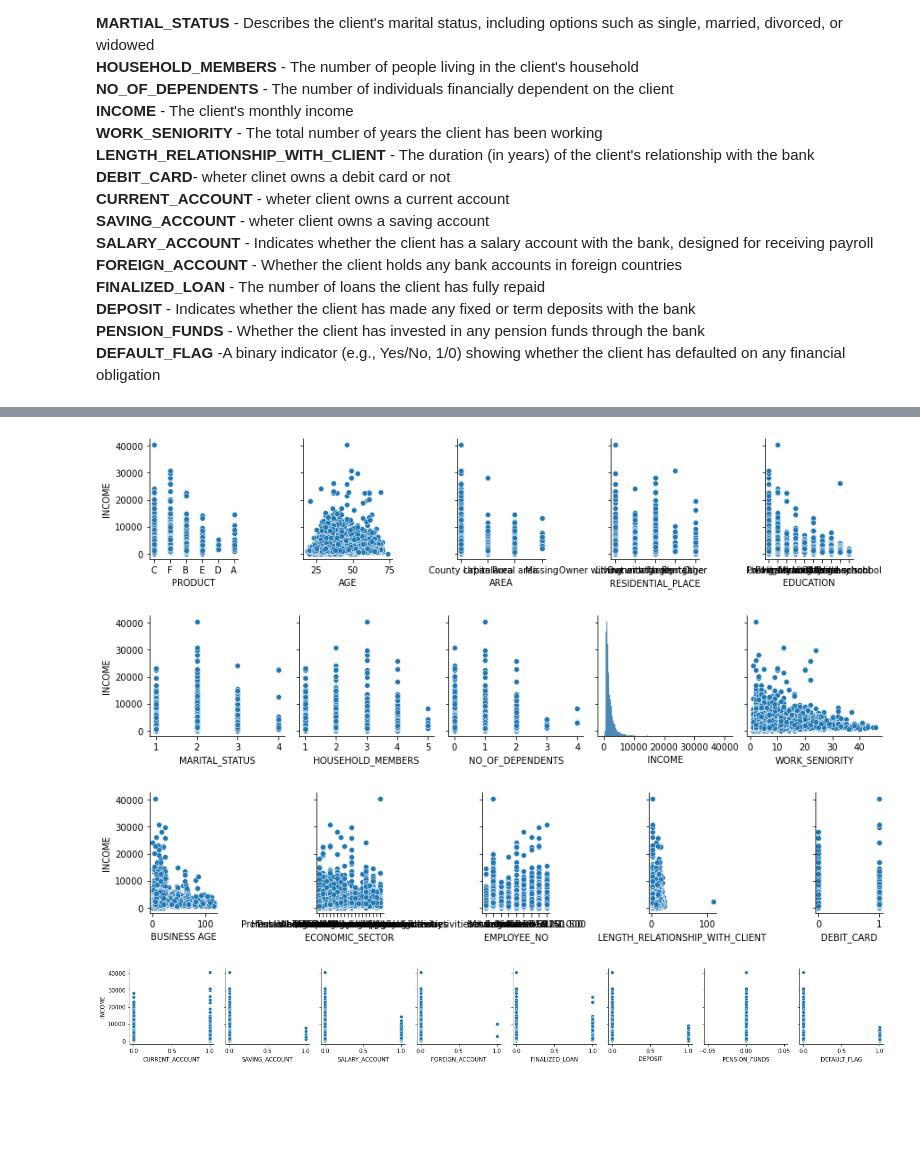
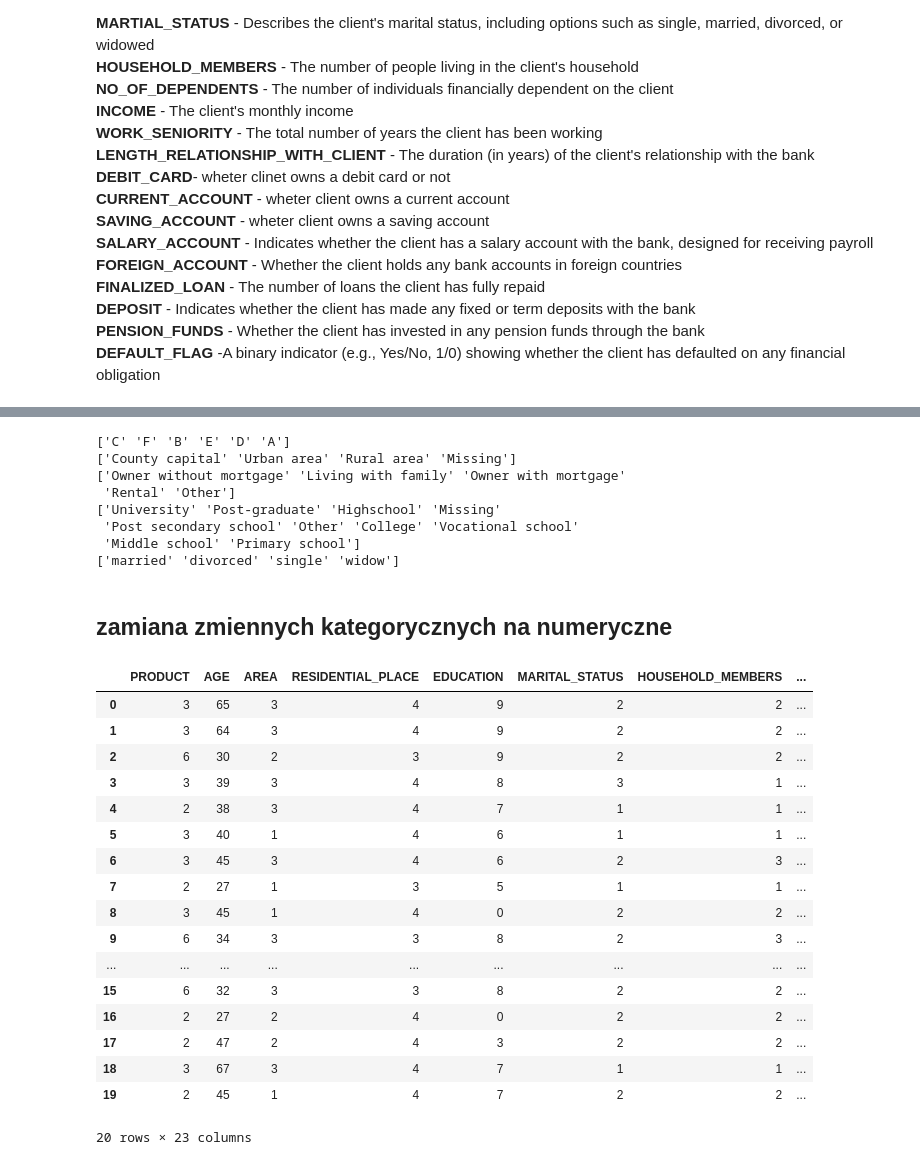
Before and after one commit to GabrielaMajstrak/ML-first-project, a Jupyter notebook: Projetk ML 1/Untitled_v2.ipynb, the cells around one changed output, grey strips where cells are left out. Cells and saved outputs as stored; diff of their text form; code cells hidden in the pictures; blank space fills up the shorter version.

```diff
--- a/Projetk ML 1/Untitled_v2.ipynb
+++ b/Projetk ML 1/Untitled_v2.ipynb
@@ -149,11 +129,45 @@ plt.show()
+# %%
+elems = ["PRODUCT", "AREA", "RESIDENTIAL_PLACE", "EDUCATION", "MARITAL_STATUS"]
+for elem in elems:
+    print(df[elem].unique())
+# %% [output]
+['C' 'F' 'B' 'E' 'D' 'A']
+['County capital' 'Urban area' 'Rural area' 'Missing']
+['Owner without mortgage' 'Living with family' 'Owner with mortgage'
+ 'Rental' 'Other']
+['University' 'Post-graduate' 'Highschool' 'Missing'
+ 'Post secondary school' 'Other' 'College' 'Vocational school'
+ 'Middle school' 'Primary school']
+['married' 'divorced' 'single' 'widow']
+# %% [markdown]
+## zamiana zmiennych kategorycznych na numeryczne
 # %%
-sns.pairplot(df, y_vars="INCOME", x_vars=df.columns.values[:5])
-sns.pairplot(df, y_vars="INCOME", x_vars=df.columns.values[5:10])
-sns.pairplot(df, y_vars="INCOME", x_vars=df.columns.values[10:15])
-sns.pairplot(df, y_vars="INCOME", x_vars=df.columns.values[15:])
-plt.show()
+df['MARITAL_STATUS'] = df['MARITAL_STATUS'].replace({'single': 1, 'married': 2, 'divorced': 3, 'widow': 4})
+df['PRODUCT'] = df['PRODUCT'].replace({'A': 1, 'B': 2, "C": 3, "D": 4, "E": 5, "F": 6})
+df['AREA'] = df['AREA'].replace({'County capital' : 3, 'Urban area' : 2, 'Rural area' : 1, 'Missing': 0})
+df["RESIDENTIAL_PLACE"] = df['RESIDENTIAL_PLACE'].replace({'Owner without mortgage' : 4,'Living with family' : 3,'Owner with mortgage' : 2,
+ 'Rental' : 1, 'Other': 0})
+df["EDUCATION"] = df['EDUCATION'].replace({'University' : 9, 'Post-graduate' : 8, 'Highschool' : 7,'Missing' : 6,
+ 'Post secondary school' : 5,'College' : 4,'Vocational school' : 3,'Middle school' : 2, 'Primary school' : 1, 'Other' : 0})
+
+
+df.head(20)
 # %% [output]
-[figure, removed]
-[figure, removed]
-[figure, removed]
-[figure, removed]
+|  | PRODUCT | AGE | AREA | RESIDENTIAL_PLACE | EDUCATION | MARITAL_STATUS | HOUSEHOLD_MEMBERS | ... |
+| 0 | 3 | 65 | 3 | 4 | 9 | 2 | 2 | ... |
+| 1 | 3 | 64 | 3 | 4 | 9 | 2 | 2 | ... |
+| 2 | 6 | 30 | 2 | 3 | 9 | 2 | 2 | ... |
+| 3 | 3 | 39 | 3 | 4 | 8 | 3 | 1 | ... |
+| 4 | 2 | 38 | 3 | 4 | 7 | 1 | 1 | ... |
+| 5 | 3 | 40 | 1 | 4 | 6 | 1 | 1 | ... |
+| 6 | 3 | 45 | 3 | 4 | 6 | 2 | 3 | ... |
+| 7 | 2 | 27 | 1 | 3 | 5 | 1 | 1 | ... |
+| 8 | 3 | 45 | 1 | 4 | 0 | 2 | 2 | ... |
+| 9 | 6 | 34 | 3 | 3 | 8 | 2 | 3 | ... |
+| ... | ... | ... | ... | ... | ... | ... | ... | ... |
+| 15 | 6 | 32 | 3 | 3 | 8 | 2 | 2 | ... |
+| 16 | 2 | 27 | 2 | 4 | 0 | 2 | 2 | ... |
+| 17 | 2 | 47 | 2 | 4 | 3 | 2 | 2 | ... |
+| 18 | 3 | 67 | 3 | 4 | 7 | 1 | 1 | ... |
+| 19 | 2 | 45 | 1 | 4 | 7 | 2 | 2 | ... |
+20 rows × 23 columns
```
Also changed, not shown: parts of 11 cells of this notebook.
